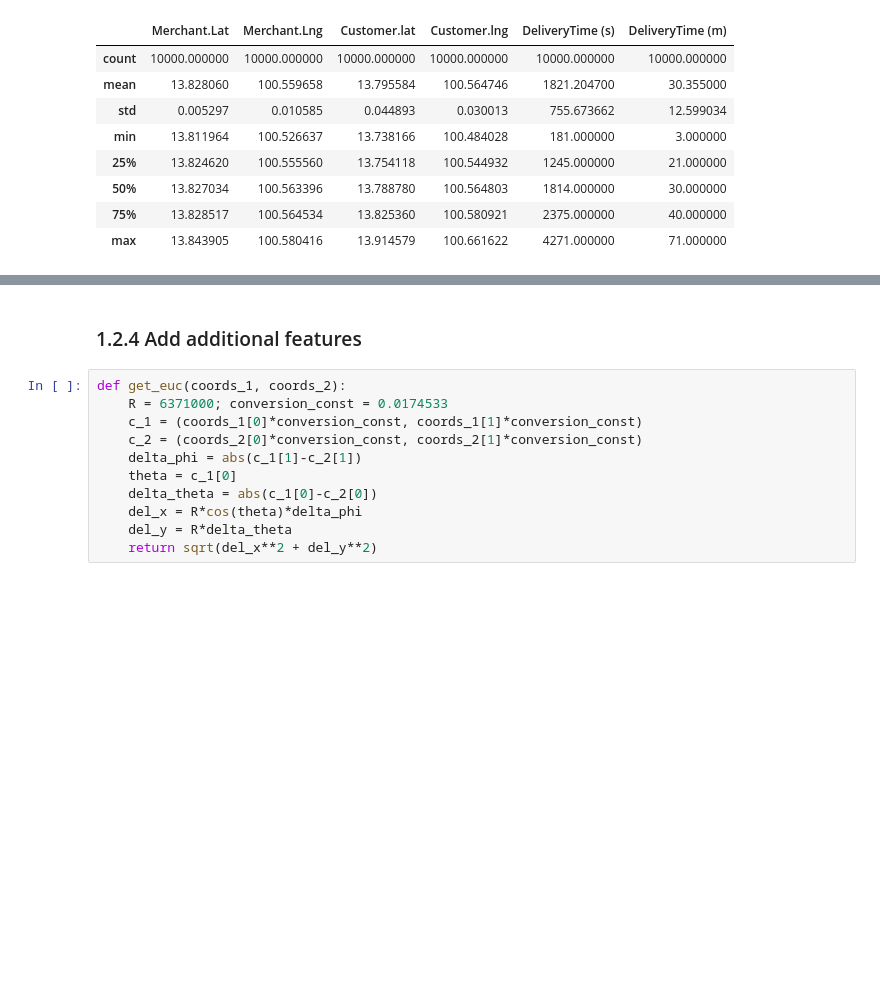
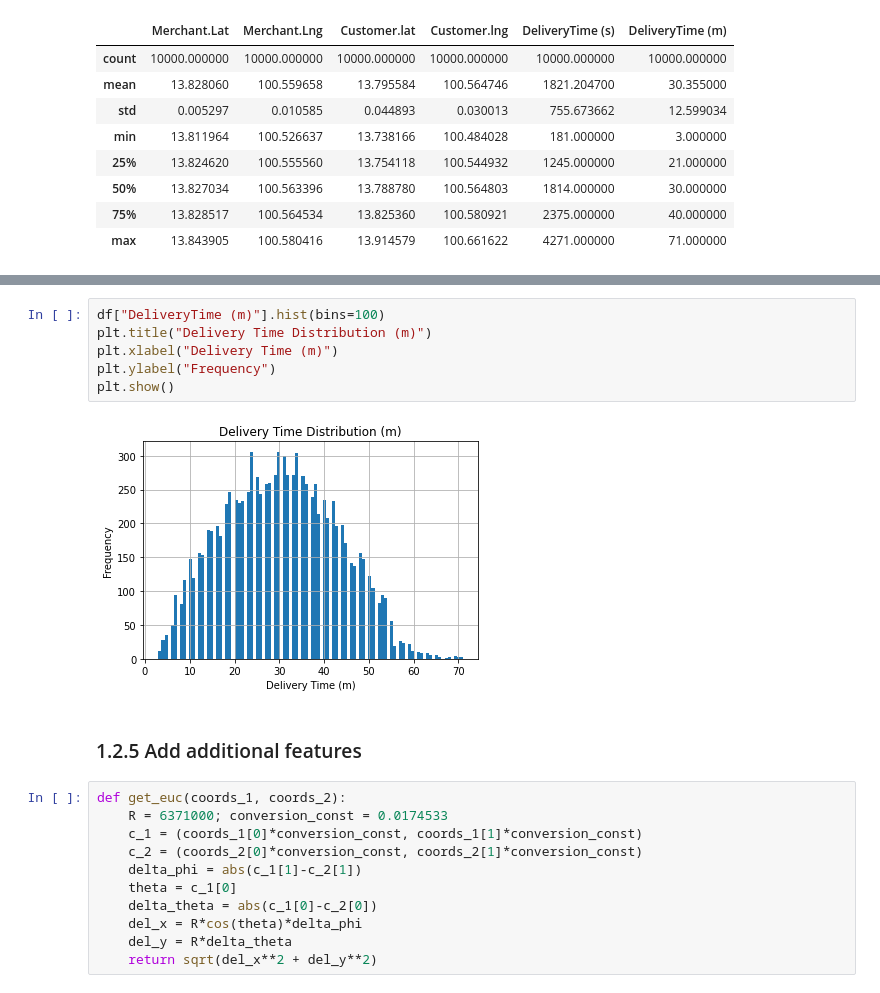
Before and after one commit to multi-order-planning-RBH/predictor, a Jupyter notebook: rbh_delivery.ipynb, the cells around one changed output, grey strips where cells are left out. Cells and saved outputs as stored; diff of their text form; blank space fills up the shorter version.

```diff
--- a/rbh_delivery.ipynb
+++ b/rbh_delivery.ipynb
@@ -156,5 +156,13 @@ df["DeliveryTime (m)"].hist()
+# %%
+df["DeliveryTime (m)"].hist(bins=100)
+plt.title("Delivery Time Distribution (m)")
+plt.xlabel("Delivery Time (m)")
+plt.ylabel("Frequency")
+plt.show()
+# %% [output]
+[figure, added]
 # %% [markdown]
-### 1.2.4 Add additional features
+### 1.2.5 Add additional features
 # %%
 def get_euc(coords_1, coords_2):
     R = 6371000; conversion_const = 0.0174533
```
Also changed, not shown: parts of 147 cells of this notebook, 42 other files.
